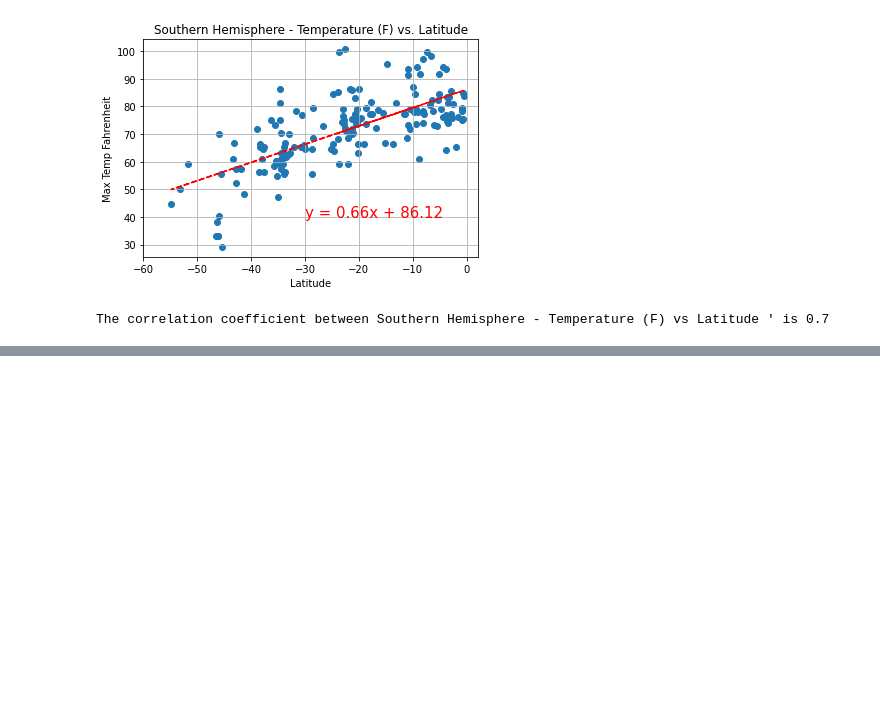
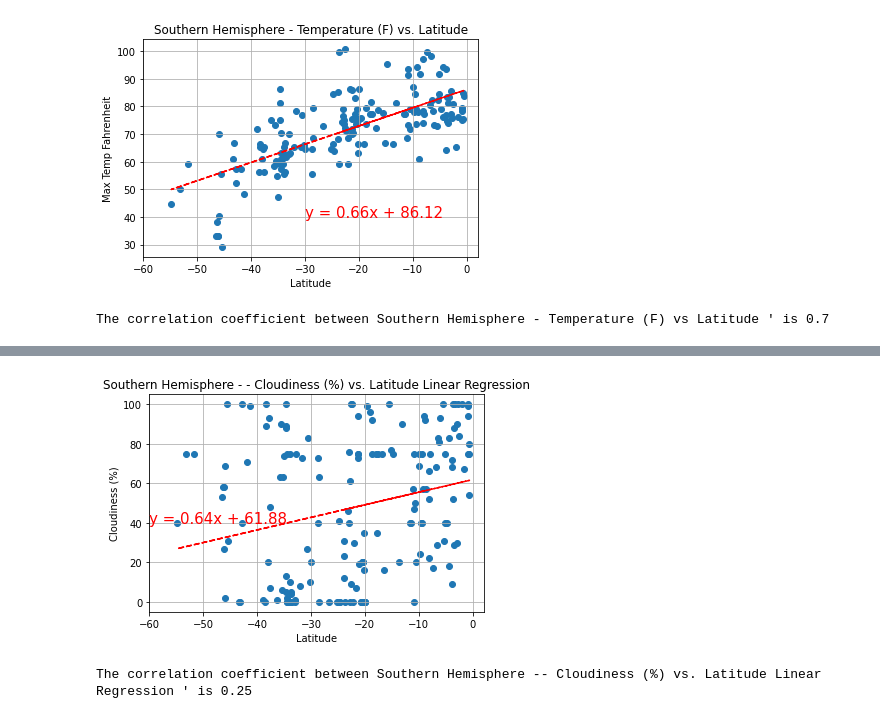
Before and after one commit to bregan78/python_api_challenge, a Jupyter notebook: WeatherPy/WeatherPy.ipynb, the cells around one changed output, grey strips where cells are left out. Cells and saved outputs as stored; diff of their text form; code cells hidden in the pictures; blank space fills up the shorter version.

```diff
--- a/WeatherPy/WeatherPy.ipynb
+++ b/WeatherPy/WeatherPy.ipynb
@@ -393,0 +444,18 @@ The correlation coefficient between Southern Hemisphere - Temperature (F) vs Lat
+# %%
+#Southern Hemisphere - Cloudiness (%) vs. Latitude Linear Regression
+
+sh_cloud=new_df1_southern["Cloudiness"]
+
+linreg(sh_lat,sh_cloud, -60, 40)
+
+plt.xticks(np.arange(-60, 10, 10))
+plt.xlabel('Latitude')
+plt.ylabel("Cloudiness (%)")
+plt.title("Southern Hemisphere - - Cloudiness (%) vs. Latitude Linear Regression")
+
+plt.grid(True)
+plt.show()
+print(f"The correlation coefficient between Southern Hemisphere -- Cloudiness (%) vs. Latitude Linear Regression ' is {round(stats.pearsonr(sh_lat,sh_cloud)[0],2)}")
+# %% [output]
+[figure, added]
+The correlation coefficient between Southern Hemisphere -- Cloudiness (%) vs. Latitude Linear Regression ' is 0.25
```
Also changed, not shown: parts of 8 cells of this notebook.
